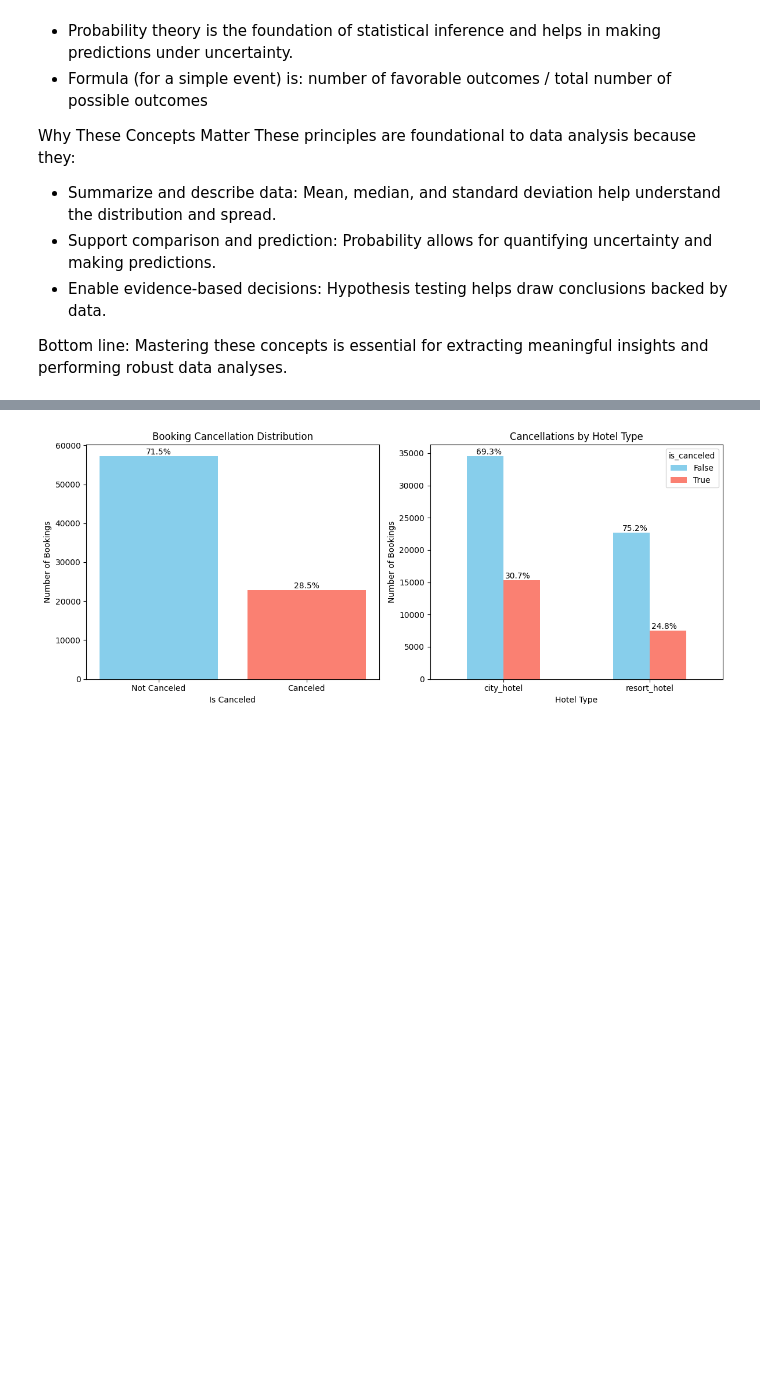
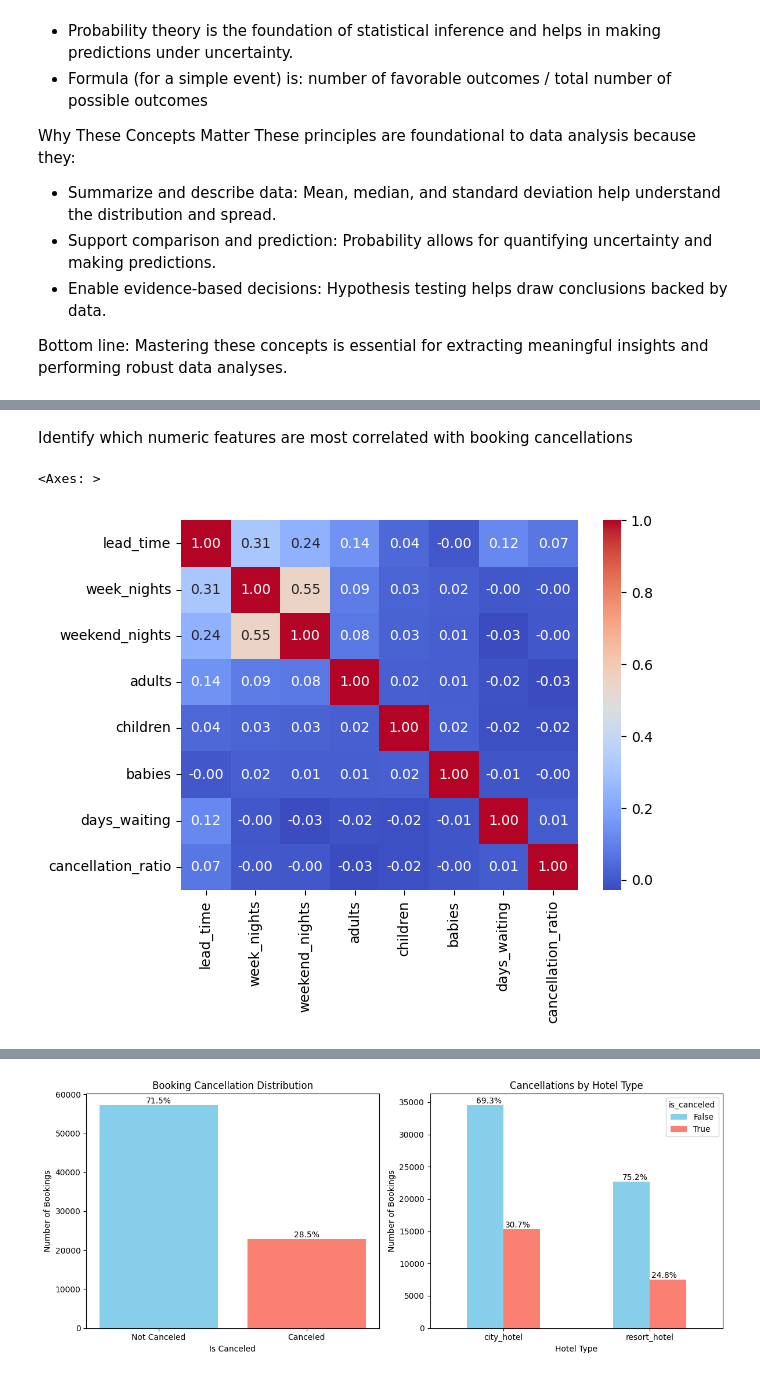
Before and after one commit to desi0302/CancelScope-Hotel-Booking-Analysis, a Jupyter notebook: jupyter_notebooks/eda.ipynb, the cells around one changed output, grey strips where cells are left out. Drawn from its saved outputs; the diff is of its cells as text; code cells hidden in the pictures; blank space fills up the shorter version.

```diff
--- a/jupyter_notebooks/eda.ipynb
+++ b/jupyter_notebooks/eda.ipynb
@@ -134,0 +193,12 @@ Exploratory data analysis
+# %% [markdown]
+Identify which numeric features are most correlated with booking cancellations
+# %%
+numeric_cols = ['lead_time', 'week_nights', 'weekend_nights',
+                'adults', 'children', 'babies',
+                'days_waiting']
+
+corr_matrix = df[numeric_cols + ['cancellation_ratio']].corr()
+sns.heatmap(corr_matrix, annot=True, fmt=".2f", cmap='coolwarm')
+# %% [output]
+<Axes: >
+[figure, added]
```
Also changed, not shown: parts of 42 cells of this notebook, 2 other files.
